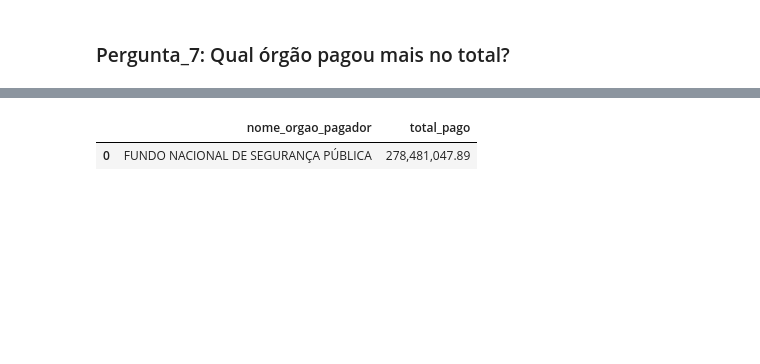
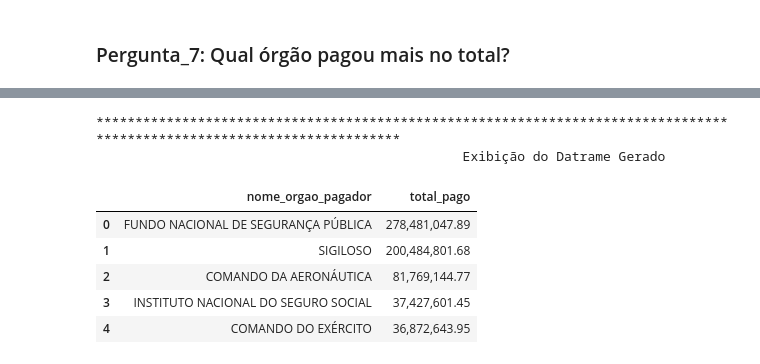
Before and after one commit to hicarocalliari/Projeto_final_SCTEC, a Jupyter notebook: notebooks/analise.ipynb, the cells around one changed output, grey strips where cells are left out. Cells and saved outputs as stored; diff of their text form; code cells hidden in the pictures; blank space fills up the shorter version.

```diff
--- a/notebooks/analise.ipynb
+++ b/notebooks/analise.ipynb
@@ -131,7 +132,23 @@ finally:
     if conexao:
         conexao.close()
 df = analisar(2)
-df
+
+fig, ax = plt.subplots(figsize=(10, 6))
+ax.barh(df["destino"], df["custo_medio"], color="lightcoral")
+ax.invert_yaxis()
+ax.set_title("3 destinos com maior custo médio por viagem", fontsize=14, weight="bold", pad=15)
+ax.set_xlabel("Custo médio (R$)")
+ax.set_ylabel("Destino")
+for i, valor in enumerate(df["custo_medio"]):
+    ax.text(valor, i, f"R$ {valor:,.2f}", va="center", ha="left")
+ax.grid(axis="x", linestyle="--", alpha=0.5)
+ax.set_xlim(0, df["custo_medio"].max() * 1.15)
+plt.tight_layout()
+plt.show()
+
+print("".center(120, "*"))
+print("Exibição do Datrame Gerado".center(120), "")
+df.sort_values(by="custo_medio", ascending=False)
 # %% [output]
 Criando a GOLD da tabela gold_top3_destinos_custo_medio
 Criando a VIEW da tabela top3_destinos_custo_medio
@@ -175,5 +312,59 @@ df
 ### Pergunta_7: Qual órgão pagou mais no total?
 # %%
 df = analisar(7)
-df
+
+df = df.sort_values(
+    "total_pago",
+    ascending=True
+)
+
+plt.figure(figsize=(10, 6))
+
+plt.hlines(
+    y=df["nome_orgao_pagador"],
+    xmin=0,
+    xmax=df["total_pago"],
+    linewidth=2
+)
+
+plt.scatter(
+    df["total_pago"],
+    df["nome_orgao_pagador"],
+    s=120
+)
+
+# Valores deslocados para direita
+for valor, orgao in zip(
+    df["total_pago"],
+    df["nome_orgao_pagador"]
+):
+    plt.annotate(
+        f"R$ {valor/1_000_000:.1f} mi",
+        xy=(valor, orgao),
+        xytext=(10, 0),
+        textcoords="offset points",
+        va="center",
+        fontsize=10
+    )
+
+plt.title(
+    "Ranking de total pago por órgão",
+    fontsize=14,
+    pad=15
+)
+
+plt.xlabel("Total pago (R$)")
+plt.ylabel("Órgão pagador")
+
+plt.grid(
+    axis="x",
+    linestyle="--",
+    alpha=0.3
+)
+plt.tight_layout()
+plt.show()
+
+print("".center(120, "*"))
+print("Exibição do Datrame Gerado".center(120), "")
+df.sort_values(by="total_pago", ascending=False)
 # %% [output]
@@ -180,2 +372,8 @@ df
+************************************************************************************************************************
+                                               Exibição do Datrame Gerado
 |  | nome_orgao_pagador | total_pago |
 | 0 | FUNDO NACIONAL DE SEGURANÇA PÚBLICA | 278,481,047.89 |
+| 1 | SIGILOSO | 200,484,801.68 |
+| 2 | COMANDO DA AERONÁUTICA | 81,769,144.77 |
+| 3 | INSTITUTO NACIONAL DO SEGURO SOCIAL | 37,427,601.45 |
+| 4 | COMANDO DO EXÉRCITO | 36,872,643.95 |
```
Also changed, not shown: parts of 8 cells of this notebook, 5 other files.
